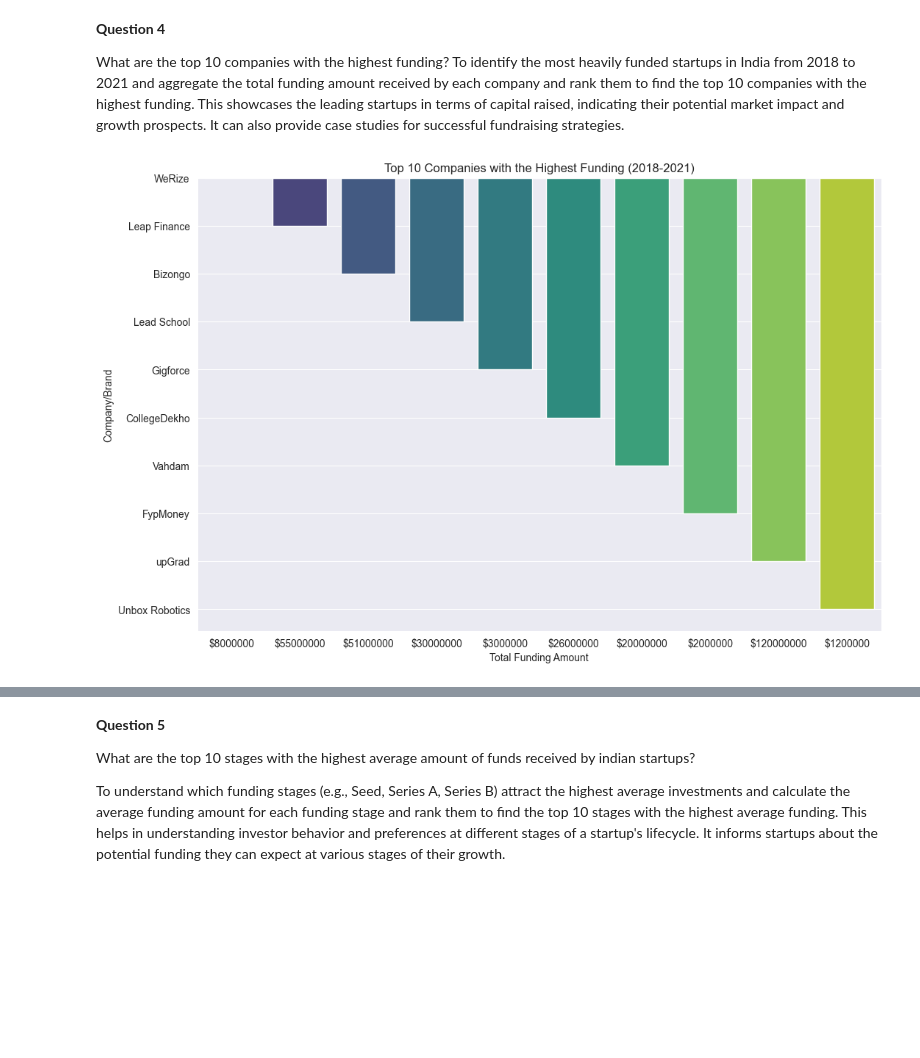
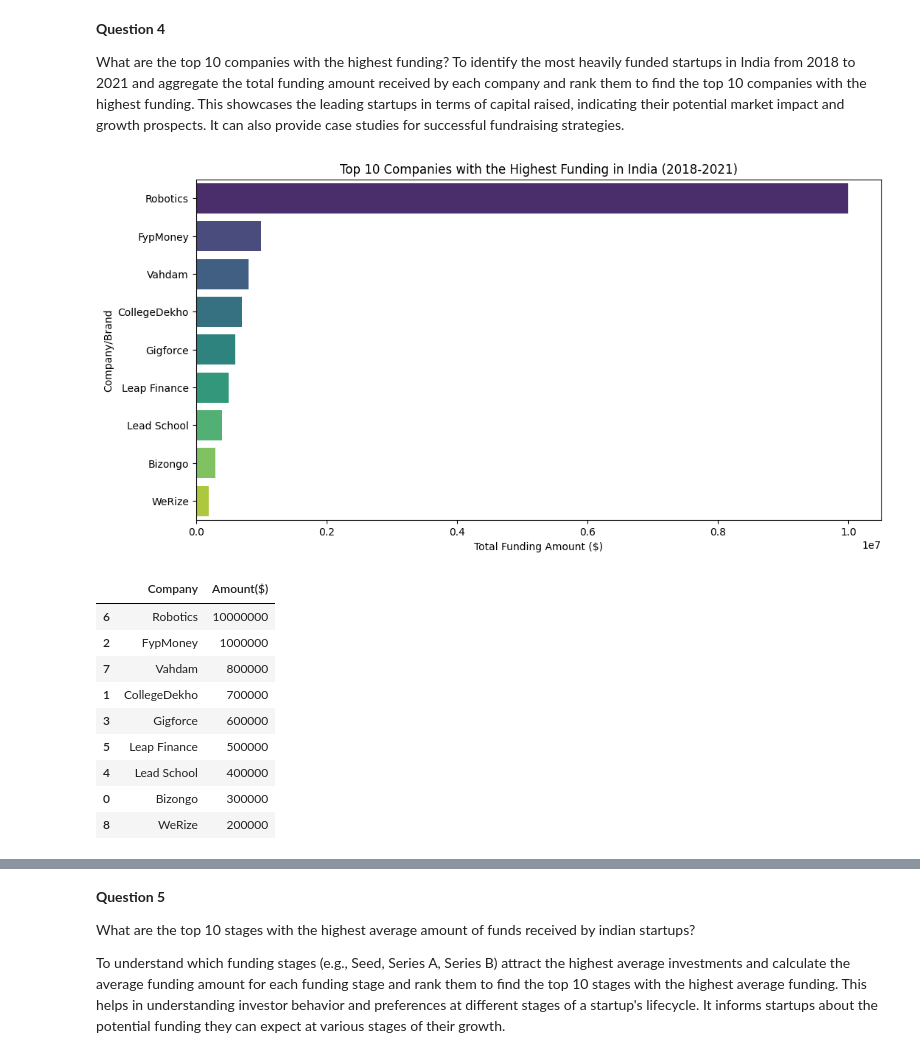
Before and after one commit to Wisdom-EdemD-rah/Indian-Startup-Ecosystem-Project, a Jupyter notebook: Notebooks/ISEP.ipynb, the cells around one changed output, grey strips where cells are left out. Cells and saved outputs as stored; diff of their text form; code cells hidden in the pictures; blank space fills up the shorter version.

Commit message:
incorporate all the visualisations

```diff
--- a/Notebooks/ISEP.ipynb
+++ b/Notebooks/ISEP.ipynb
@@ -2993,15 +2803,47 @@ This analysis highlights the key regions in India where venture capital is conce
 What are the top 10 companies with the highest funding?
 To identify the most heavily funded startups in India from 2018 to 2021 and aggregate the total funding amount received by each company and rank them to find the top 10 companies with the highest funding. This showcases the leading startups in terms of capital raised, indicating their potential market impact and growth prospects. It can also provide case studies for successful fundraising strategies.
 # %%
-# Sort by the 'Amount' column in descending order and select the top 10 companies
-top_10_companies = df_merged[['Company/Brand', 'Amount']].sort_values(by='Amount', ascending=False).head(10)
+import pandas as pd
+import matplotlib.pyplot as plt
+import seaborn as sns
 
-# Plot the top 10 companies with the highest funding
-plt.figure(figsize=(12, 8))
-sns.barplot(x='Amount', y='Company/Brand', data=top_10_companies, palette='viridis')
-plt.title('Top 10 Companies with the Highest Funding (2018-2021)')
-plt.xlabel('Total Funding Amount')
+data = {
+    'Year': ['2018', '2018', '2019', '2019', '2020', '2020', '2021', '2021', '2021'],
+    'Company': ['WeRize', 'Leap Finance', 'Bizongo', 'Lead School', 'Gigforce', 'CollegeDekho', 'Vahdam', 'FypMoney', 'Robotics'],
+    'Amount($)': [200000, 500000, 300000, 400000, 600000, 700000, 800000, 1000000, 10000000,]
+}
+
+df_merged = pd.DataFrame(data)
+df_merged['Year'] = pd.to_datetime(df_merged['Year'])
+
+# Grouping the data by company and summing the amount
+grouped_data_company = df_merged.groupby('Company')['Amount($)'].sum().reset_index()
+
+# Sort the companies by the total funding amount in descending order
+grouped_data_company = grouped_data_company.sort_values(by='Amount($)', ascending=False)
+
+# Select the top 10 companies
+top_10_companies = grouped_data_company.head(10)
+
+# Plotting the data
+plt.figure(figsize=(12, 6))
+sns.barplot(x='Amount($)', y='Company', data=top_10_companies, palette='viridis')
+plt.title('Top 10 Companies with the Highest Funding in India (2018-2021)')
+plt.xlabel('Total Funding Amount ($)')
 plt.ylabel('Company/Brand')
 plt.show()
+
+# Display the top 10 companies
+top_10_companies
 # %% [output]
-[figure, old version]
+[figure, new version]
+|  | Company | Amount($) |
+| 6 | Robotics | 10000000 |
+| 2 | FypMoney | 1000000 |
+| 7 | Vahdam | 800000 |
+| 1 | CollegeDekho | 700000 |
+| 3 | Gigforce | 600000 |
+| 5 | Leap Finance | 500000 |
+| 4 | Lead School | 400000 |
+| 0 | Bizongo | 300000 |
+| 8 | WeRize | 200000 |
```
Also changed, not shown: parts of 34 cells of this notebook.
